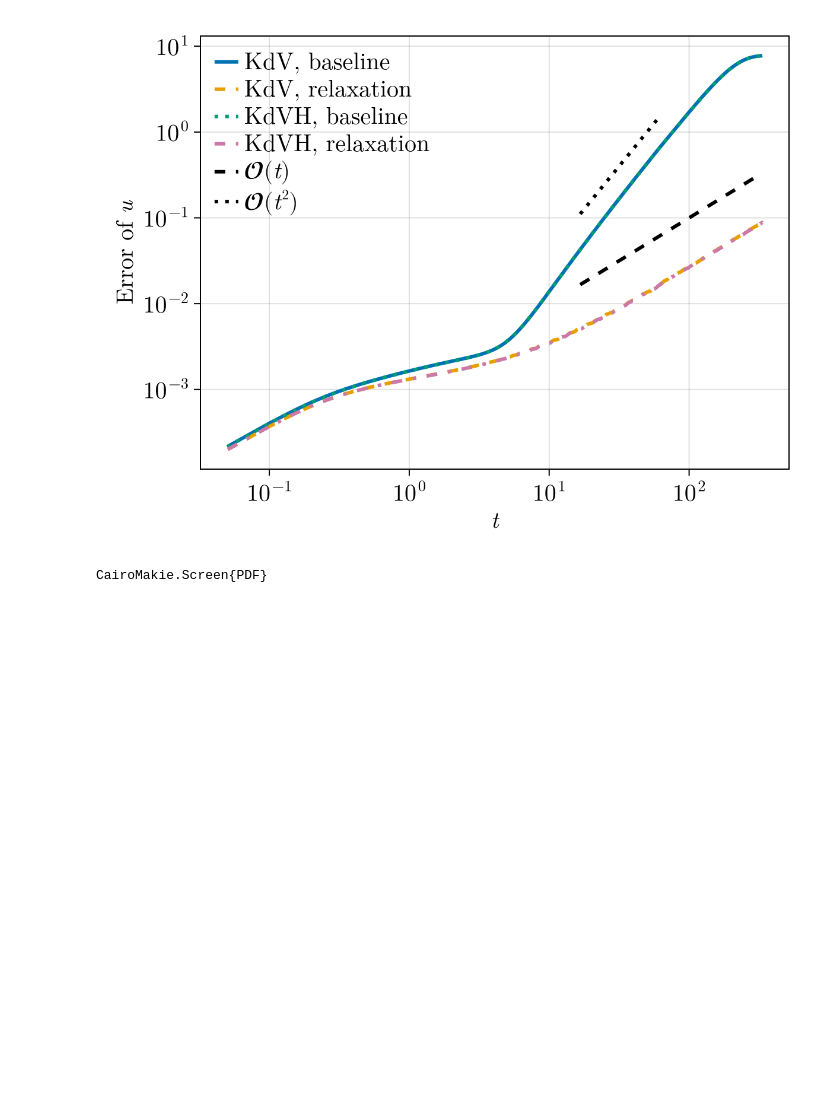
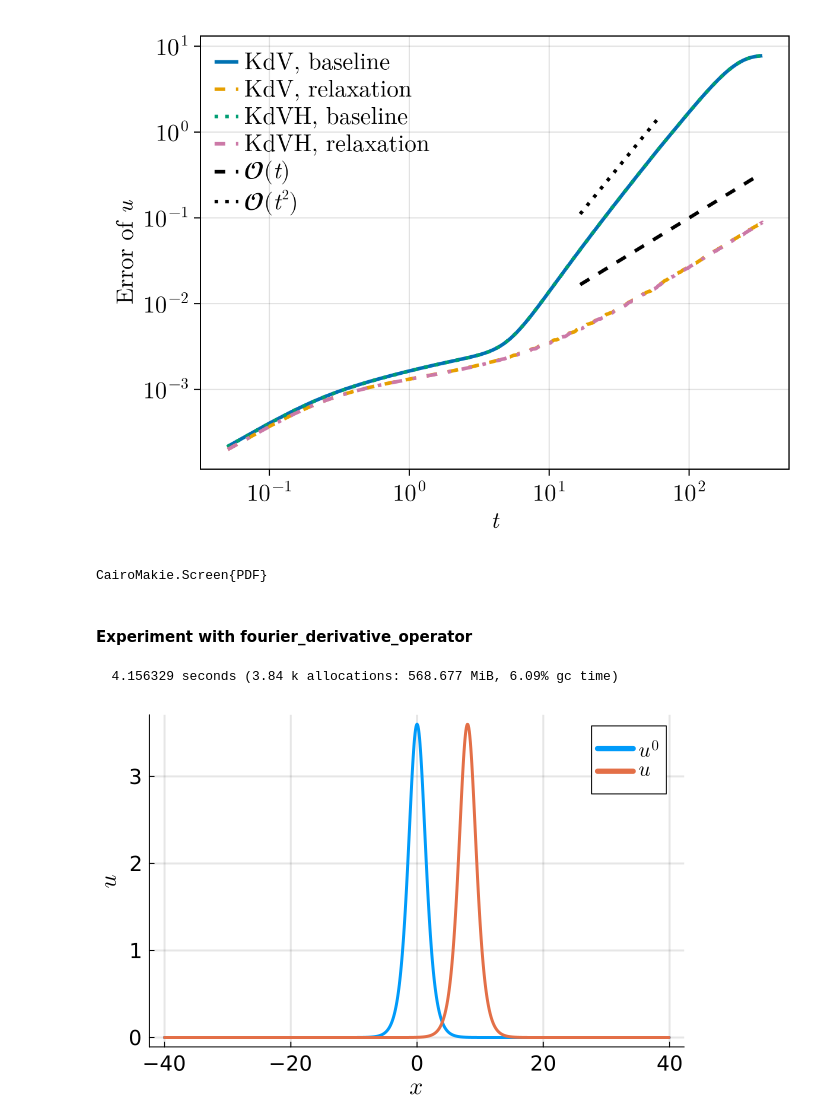
Before and after one commit to abhibsws/2024_kdvh_RR, a Jupyter notebook: figures_manuscript.ipynb, the cells around one changed output. Saved outputs shown, nothing was run; the diff lists cells and outputs as text; code cells hidden in the pictures; blank space fills up the shorter version.

```diff
--- a/figures_manuscript.ipynb
+++ b/figures_manuscript.ipynb
@@ -1195,3 +1203,16 @@ fig_err = kdvh_kdv_solitary_wave_error_growth(; τ = τ,
 save(joinpath(save_path_1, "Err_growth_" * ImEx_name * "_τ_$(@sprintf("%.1e", τ)).pdf"), fig_err)
 # %% [output]
 CairoMakie.Screen{PDF}
+# %% [markdown]
+#### Experiment with fourier_derivative_operator
+# %%
+hyperbolized_kdv_test(; τ = 1.0e-4,
+semidiscretization = fourier_derivative_operator,
+N = 2^10,
+domain_traversals = 0.1,
+accuracy_order = 4,
+alg = ARS222(),
+dt = 0.01)
+# %% [output]
+  4.156329 seconds (3.84 k allocations: 568.677 MiB, 6.09% gc time)
+[figure, added]
```
Also changed, not shown: parts of 22 cells of this notebook.
